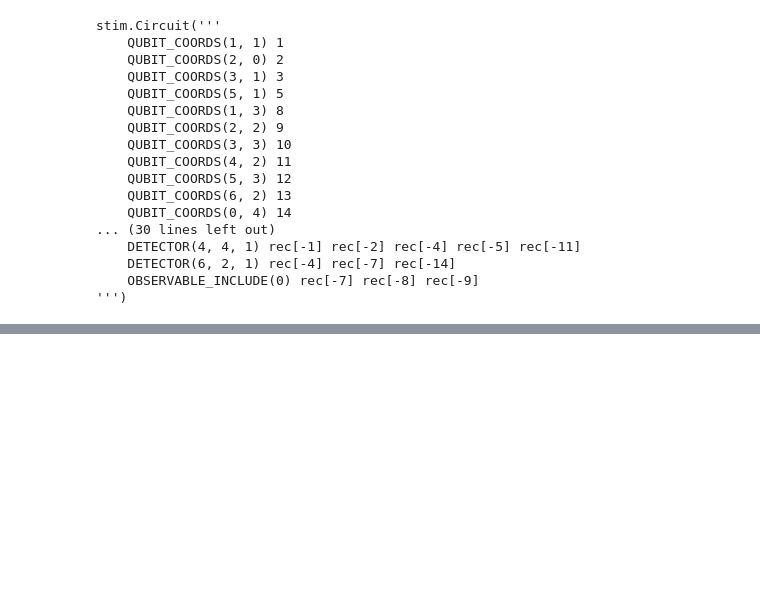
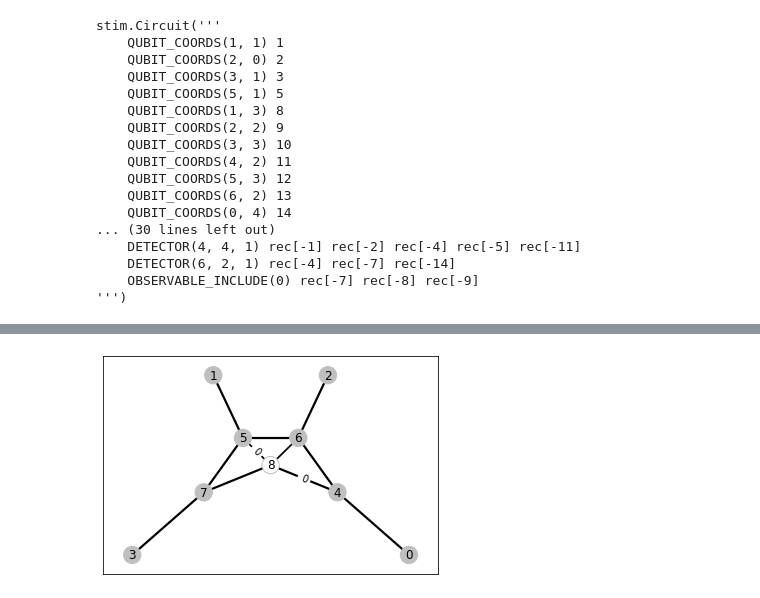
Before and after one commit to acatspirit/correlated_error_biased_noise, a Jupyter notebook: surface_code_circuit_scratch.ipynb, the cells around one changed output, grey strips where cells are left out. Drawn from its saved outputs; the diff is of its cells as text; code cells hidden in the pictures; blank space fills up the shorter version.

```diff
--- a/surface_code_circuit_scratch.ipynb
+++ b/surface_code_circuit_scratch.ipynb
@@ -280,0 +421,5 @@ matching_from_p = Matching.from_check_matrix(H_x)
+# %%
+matching_sc = Matching.from_stim_circuit(sc_err)
+matching_sc.draw()
+# %% [output]
+[figure, added]
```
Also changed, not shown: parts of 23 cells of this notebook, 20 other files.
